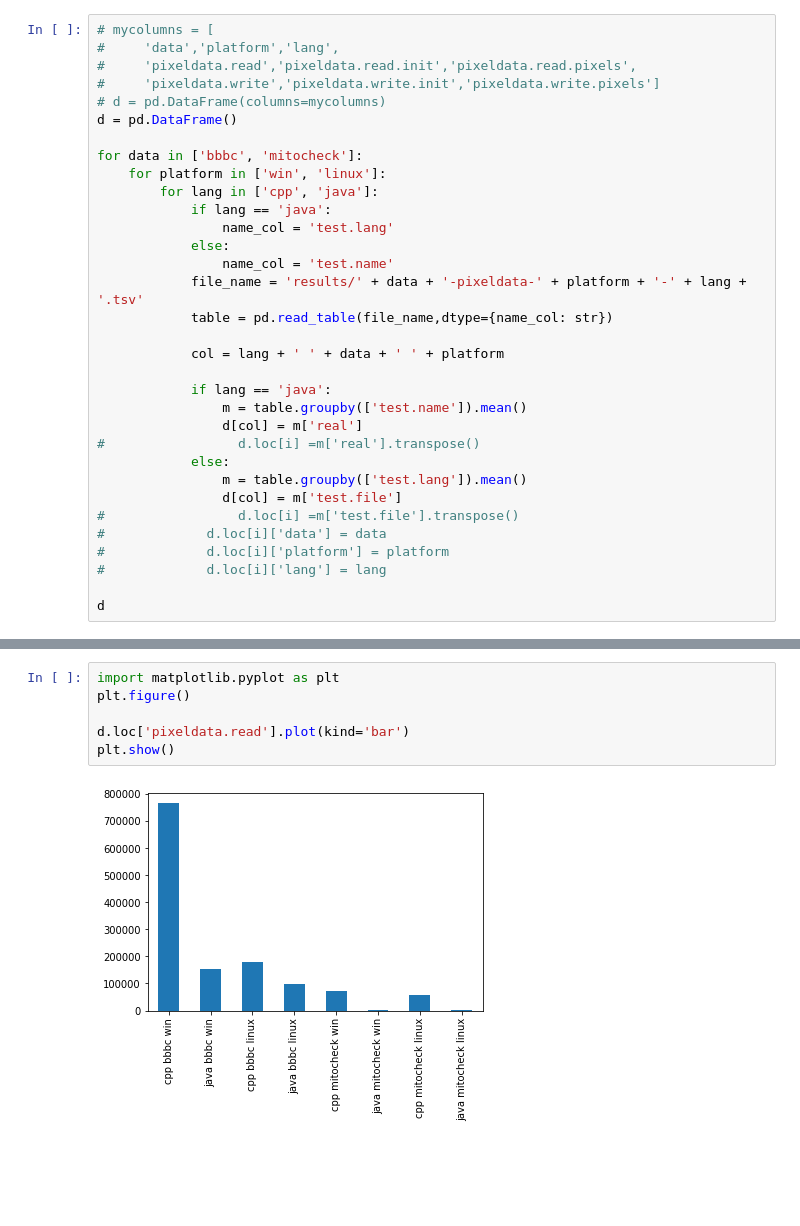
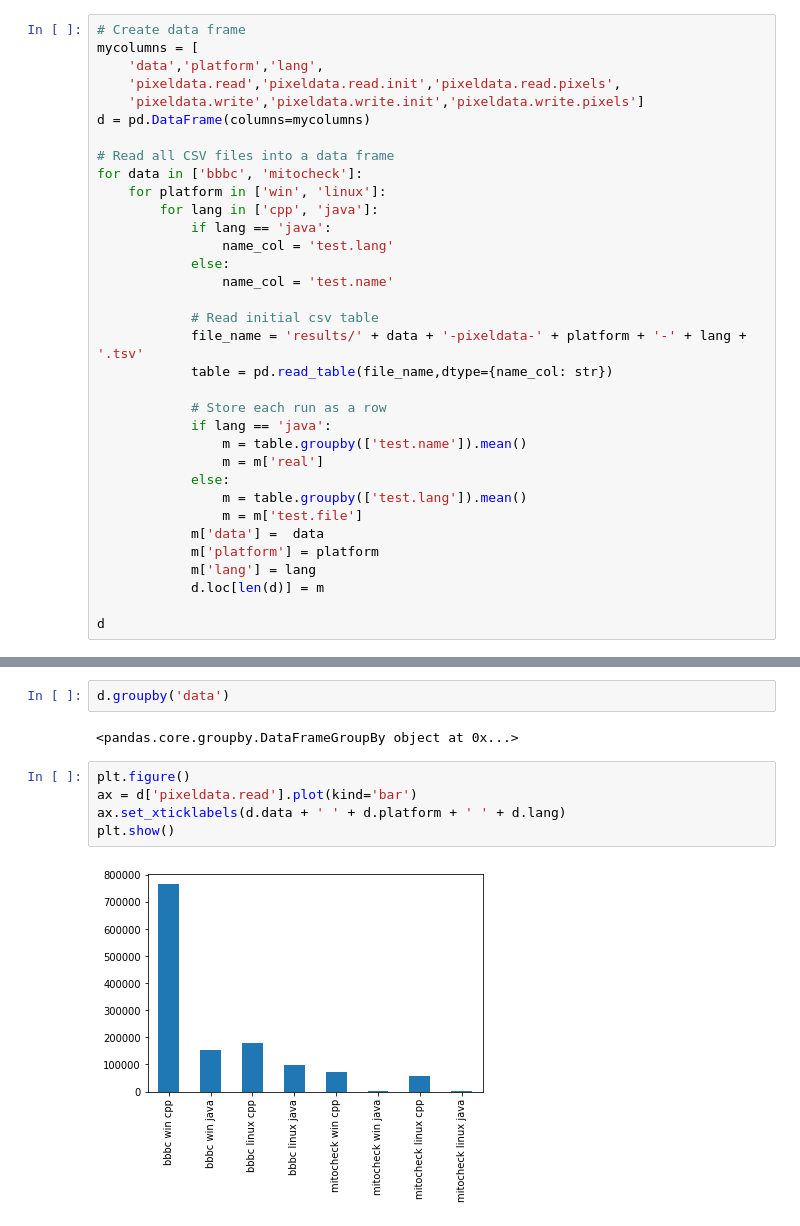
Before and after one commit to ome/ome-files-performance, a Jupyter notebook: Statistics.ipynb, the cells around one changed output, grey strips where cells are left out. Cells and saved outputs as stored; diff of their text form; blank space fills up the shorter version.

Commit message:
Update the table parsing

```diff
--- a/Statistics.ipynb
+++ b/Statistics.ipynb
@@ -4,11 +4,12 @@ import matplotlib
 # %%
-# mycolumns = [
-#     'data','platform','lang',
-#     'pixeldata.read','pixeldata.read.init','pixeldata.read.pixels',
-#     'pixeldata.write','pixeldata.write.init','pixeldata.write.pixels']
-# d = pd.DataFrame(columns=mycolumns)
-d = pd.DataFrame()
+# Create data frame
+mycolumns = [
+    'data','platform','lang',
+    'pixeldata.read','pixeldata.read.init','pixeldata.read.pixels',
+    'pixeldata.write','pixeldata.write.init','pixeldata.write.pixels']
+d = pd.DataFrame(columns=mycolumns)
 
+# Read all CSV files into a data frame
 for data in ['bbbc', 'mitocheck']:
     for platform in ['win', 'linux']:
         for lang in ['cpp', 'java']:
@@ -16,22 +17,22 @@ for data in ['bbbc', 'mitocheck']:
                 name_col = 'test.lang'
             else:
                 name_col = 'test.name'
+
+            # Read initial csv table
             file_name = 'results/' + data + '-pixeldata-' + platform + '-' + lang + '.tsv'
             table = pd.read_table(file_name,dtype={name_col: str})
 
-            col = lang + ' ' + data + ' ' + platform
-
+            # Store each run as a row
             if lang == 'java':
                 m = table.groupby(['test.name']).mean()
-                d[col] = m['real']
-#                 d.loc[i] =m['real'].transpose()
+                m = m['real']
             else:
                 m = table.groupby(['test.lang']).mean()
-                d[col] = m['test.file']
-#                 d.loc[i] =m['test.file'].transpose()
-#             d.loc[i]['data'] = data
-#             d.loc[i]['platform'] = platform
-#             d.loc[i]['lang'] = lang
+                m = m['test.file']
+            m['data'] =  data
+            m['platform'] = platform
+            m['lang'] = lang
+            d.loc[len(d)] = m
 
 d
 # %% [output]
@@ -59,8 +48,11 @@ d.transpose()
+# %%
+d.groupby('data')
+# %% [output]
+<pandas.core.groupby.DataFrameGroupBy object at 0x...>
 # %%
-import matplotlib.pyplot as plt
 plt.figure()
-
-d.loc['pixeldata.read'].plot(kind='bar')
+ax = d['pixeldata.read'].plot(kind='bar')
+ax.set_xticklabels(d.data + ' ' + d.platform + ' ' + d.lang)
 plt.show()
 # %% [output]
-[figure, old version]
+[figure, new version]
```
Also changed, not shown: parts of 6 cells of this notebook.
